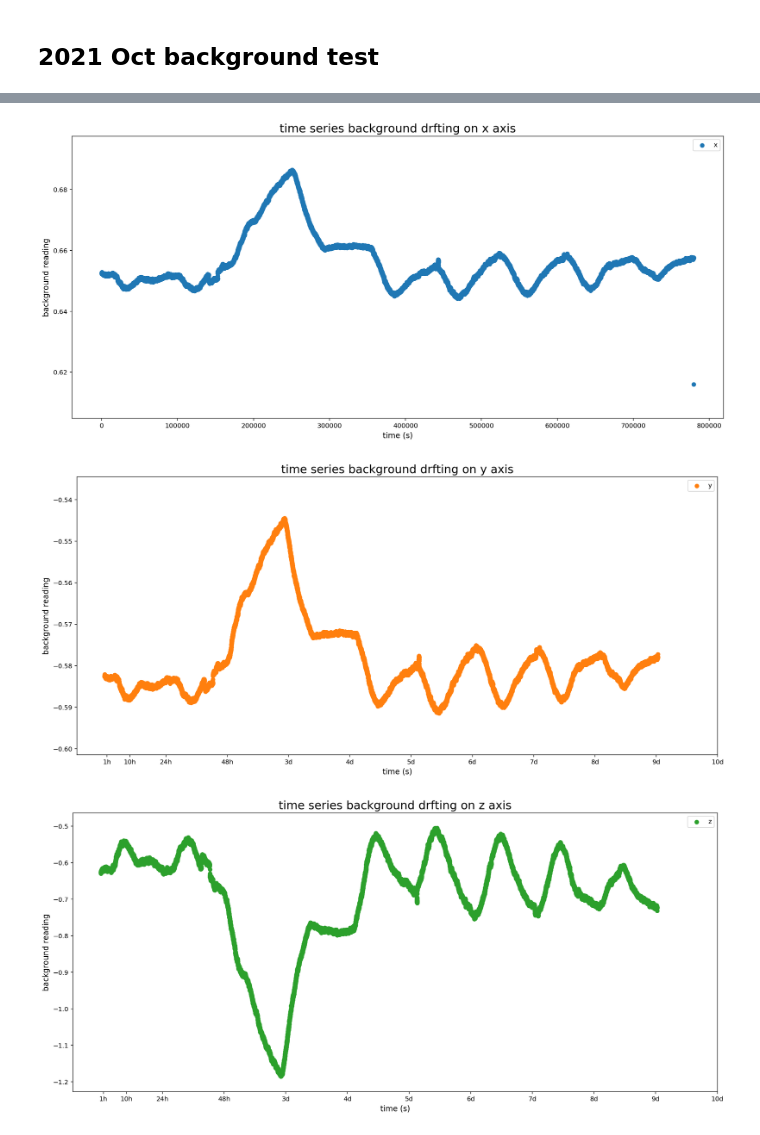
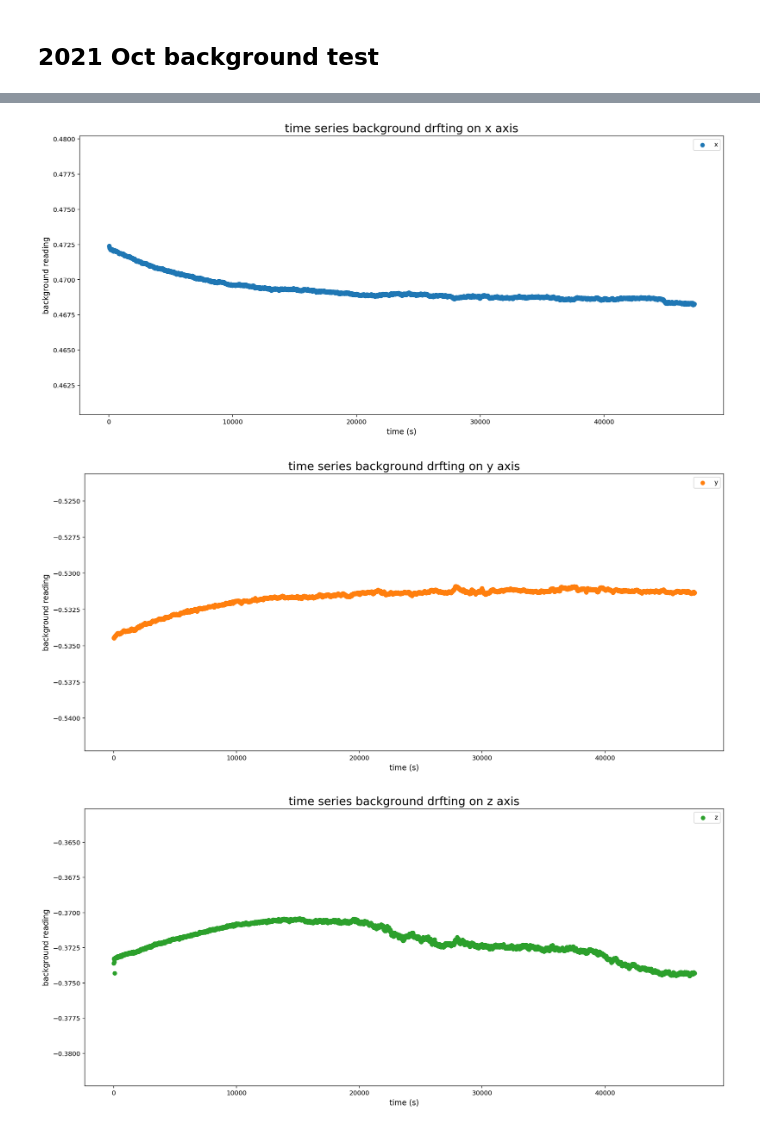
Before and after one commit to Swanson-Hysell-Group/lab_protocols, a Jupyter notebook: Magnetometer_Operations/Background_VRM/background_VRM_analyses.ipynb, the cells around one changed output, grey strips where cells are left out. Saved outputs shown, nothing was run; the diff lists cells and outputs as text; code cells hidden in the pictures.

```diff
--- a/Magnetometer_Operations/Background_VRM/background_VRM_analyses.ipynb
+++ b/Magnetometer_Operations/Background_VRM/background_VRM_analyses.ipynb
@@ -74,7 +74,7 @@ plt.show()
 # %% [markdown]
 ## 2021 Oct background test
 # %%
-bacckground_2021oct = pd.read_csv('2021_Oct_VRM.csv', header=0)
+bacckground_2021oct = pd.read_csv('2021_Oct_VRM_2.csv', header=0)
 bacckground_2021oct.head()
 # %% [output]
 |  | Time (s) | x | y | z |
@@ -113,13 +113,13 @@ plt.legend()
 # plt.savefig('x_axis_drift.pdf')
 plt.show()
 # %% [output]
-[figure, old version]
+[figure, new version]
 # %%
 plt.figure(figsize=(18, 8))
 plt.scatter(bacckground_2021oct['Time (s)'], bacckground_2021oct['y'], label='y', color = 'C1')
 
-plt.xticks([3600, 3600*10, 3600*24, 3600*24*2, 3600*24*3, 3600*24*4, 3600*24*5, 3600*24*6, 3600*24*7, 3600*24*8, 3600*24*9, 3600*24*10],
-           ['1h', '10h', '24h', '48h', '3d', '4d', '5d', '6d', '7d', '8d', '9d', '10d'])
+# plt.xticks([3600, 3600*10, 3600*24, 3600*24*2, 3600*24*3, 3600*24*4, 3600*24*5, 3600*24*6, 3600*24*7, 3600*24*8, 3600*24*9, 3600*24*10],
+#            ['1h', '10h', '24h', '48h', '3d', '4d', '5d', '6d', '7d', '8d', '9d', '10d'])
 plt.title('time series background drfting on y axis', fontsize=18)
 plt.xlabel('time (s)', fontsize=12)
 plt.ylabel('background reading', fontsize=12)
@@ -127,17 +127,17 @@ plt.legend()
 # plt.savefig('y_axis_drift.pdf')
 plt.show()
 # %% [output]
-[figure, old version]
+[figure, new version]
 # %%
 plt.figure(figsize=(18, 8))
 plt.scatter(bacckground_2021oct['Time (s)'], bacckground_2021oct['z'], label='z', color = 'C2')
-plt.xticks([3600, 3600*10, 3600*24, 3600*24*2, 3600*24*3, 3600*24*4, 3600*24*5, 3600*24*6, 3600*24*7, 3600*24*8, 3600*24*9, 3600*24*10],
-           ['1h', '10h', '24h', '48h', '3d', '4d', '5d', '6d', '7d', '8d', '9d', '10d'])
+# plt.xticks([3600, 3600*10, 3600*24, 3600*24*2, 3600*24*3, 3600*24*4, 3600*24*5, 3600*24*6, 3600*24*7, 3600*24*8, 3600*24*9, 3600*24*10],
+#            ['1h', '10h', '24h', '48h', '3d', '4d', '5d', '6d', '7d', '8d', '9d', '10d'])
 plt.title('time series background drfting on z axis', fontsize=18)
 plt.xlabel('time (s)', fontsize=12)
 plt.ylabel('background reading', fontsize=12)
 plt.legend()
 # plt.savefig('z_axis_drift.pdf')
 plt.show()
 # %% [output]
-[figure, old version]
+[figure, new version]
```
Also changed, not shown: parts of 2 cells of this notebook, 1 other file.
